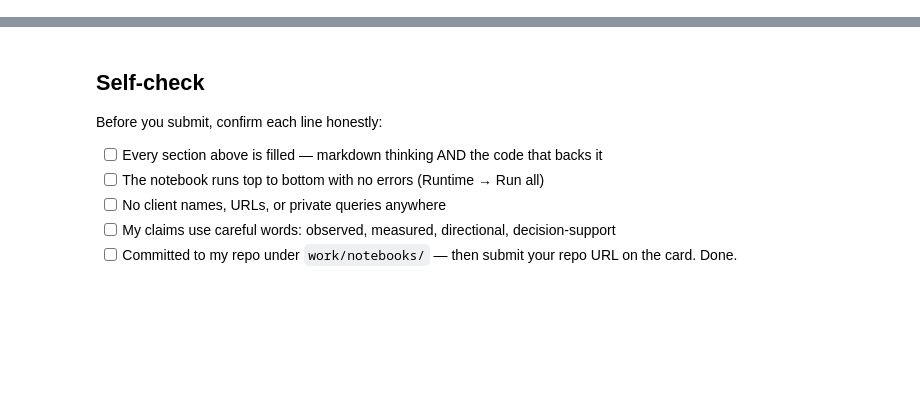
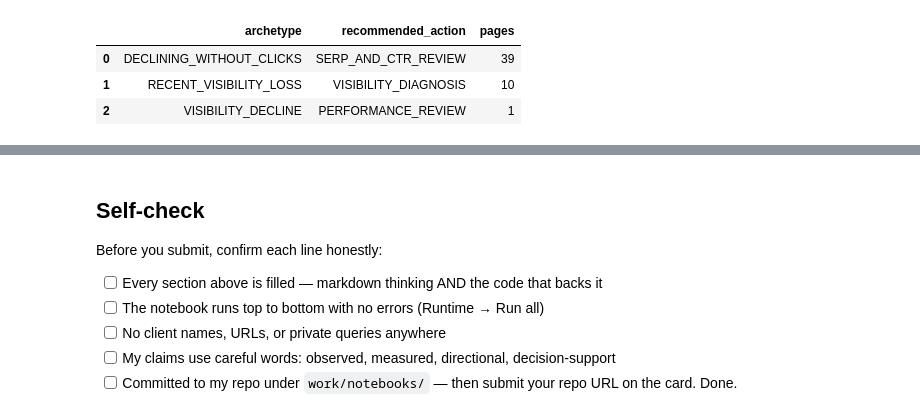
Before and after one commit to yara-08/ML-FlyRank-Internship2, a Jupyter notebook: work/notebooks/w07_action_playbook.ipynb, the cells around one changed output, grey strips where cells are left out. Saved outputs shown, nothing was run; the diff lists cells and outputs as text; code cells hidden in the pictures; blank space fills up the shorter version.

```diff
--- a/work/notebooks/w07_action_playbook.ipynb
+++ b/work/notebooks/w07_action_playbook.ipynb
@@ -43,0 +997,92 @@ This skeleton is yours to fill. Work the sections **in order** — each one has
+# %%
+# This cell is for CODE (numbers, a query, a check).
+# Write your text answer in the cell ABOVE this one — typing sentences here breaks Run All.
+
+# Section 3 — Human review + no-go checks
+# Verify that the practical queue contains the evidence needed for review
+# and that recommendations remain human-reviewed.
+
+# Use the same practical queue defined in Section 2.
+review_queue = practical_queue.copy()
+
+# 1. Check that each page has the core signals needed for human inspection.
+review_columns = [
+    "content_id",
+    "decline_score",
+    "archetype",
+    "recommended_action",
+    "reason",
+    "impression_change_pct",
+    "impressions_last_30d",
+    "impressions_prev_30d",
+    "clicks_last_30d",
+    "days_since_last_update"
+]
+
+missing_review_columns = [
+    col for col in review_columns
+    if col not in review_queue.columns
+]
+
+print("Human-review evidence checks:")
+print(f"Required review fields present: {len(missing_review_columns) == 0}")
+
+if missing_review_columns:
+    print("Missing fields:", missing_review_columns)
+
+print(
+    "All pages have reason signals:",
+    review_queue["reason"].notna().all()
+)
+
+print(
+    "All pages have recommended actions:",
+    review_queue["recommended_action"].notna().all()
+)
+
+# 2. Summarize the review pathways so a human knows what to investigate.
+review_pathways = (
+    review_queue.groupby(
+        ["archetype", "recommended_action"],
+        dropna=False
+    )
+    .size()
+    .reset_index(name="pages")
+    .sort_values("pages", ascending=False)
+    .reset_index(drop=True)
+)
+
+print("\nHuman review pathways:")
+display(review_pathways)
+
+# 3. Check that every recommendation remains explicitly human-reviewed.
+# The model is not being used to execute an action automatically.
+human_review_required = True
+
+print("\nAutomation boundary:")
+print(f"Human review required: {human_review_required}")
+print("Automatic content changes: NOT PERMITTED")
+print("Automatic causal conclusions: NOT PERMITTED")
+print("Automatic intervention decisions: NOT PERMITTED")
+
+# 4. Show a small reviewer-facing sample containing the evidence
+# behind the recommendation.
+reviewer_view = review_queue[
+    [
+        "rank",
+        "content_id",
+        "decline_score",
+        "archetype",
+        "recommended_action",
+        "reason",
+        "impression_change_pct",
+        "impressions_last_30d",
+        "impressions_prev_30d",
+        "clicks_last_30d",
+        "days_since_last_update"
+    ]
+].head(10)
+
+print("\nReviewer-facing sample:")
+display(reviewer_view)
+# %% [output]
@@ -43,0 +1095,4 @@ This skeleton is yours to fill. Work the sections **in order** — each one has
+|  | archetype | recommended_action | pages |
+| 0 | DECLINING_WITHOUT_CLICKS | SERP_AND_CTR_REVIEW | 39 |
+| 1 | RECENT_VISIBILITY_LOSS | VISIBILITY_DIAGNOSIS | 10 |
+| 2 | VISIBILITY_DECLINE | PERFORMANCE_REVIEW | 1 |
```
Also changed, not shown: parts of 20 cells of this notebook.
